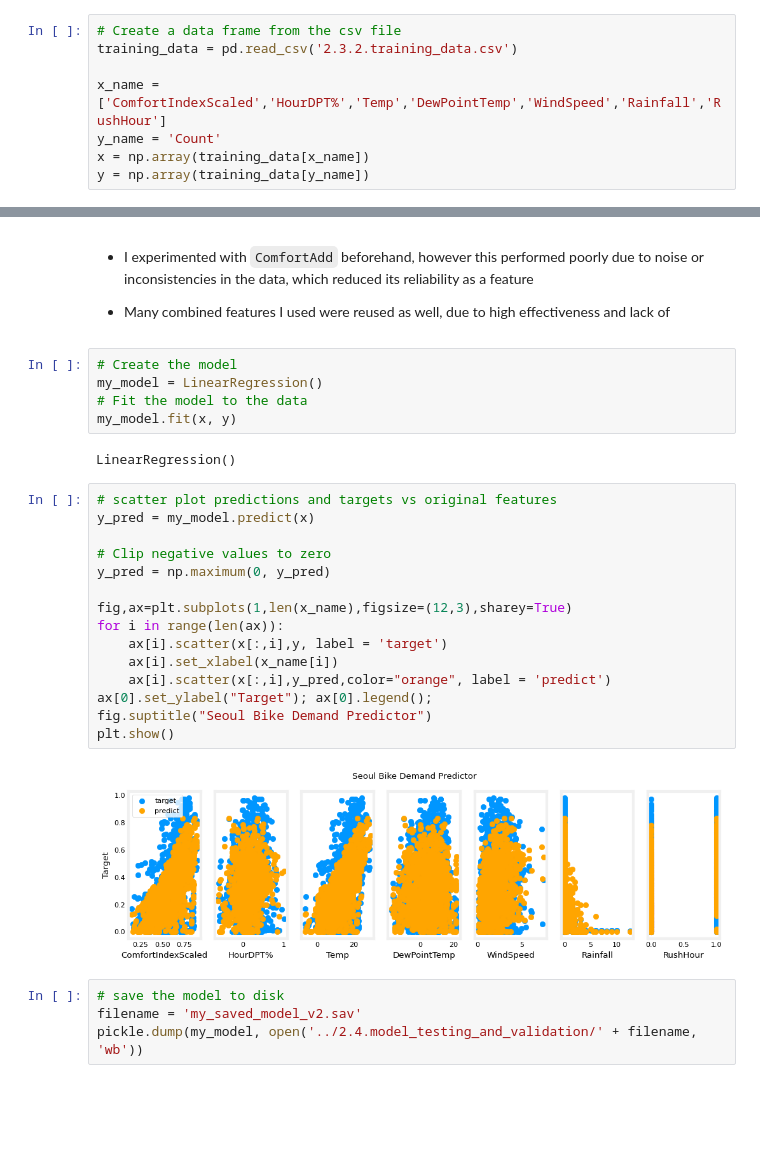
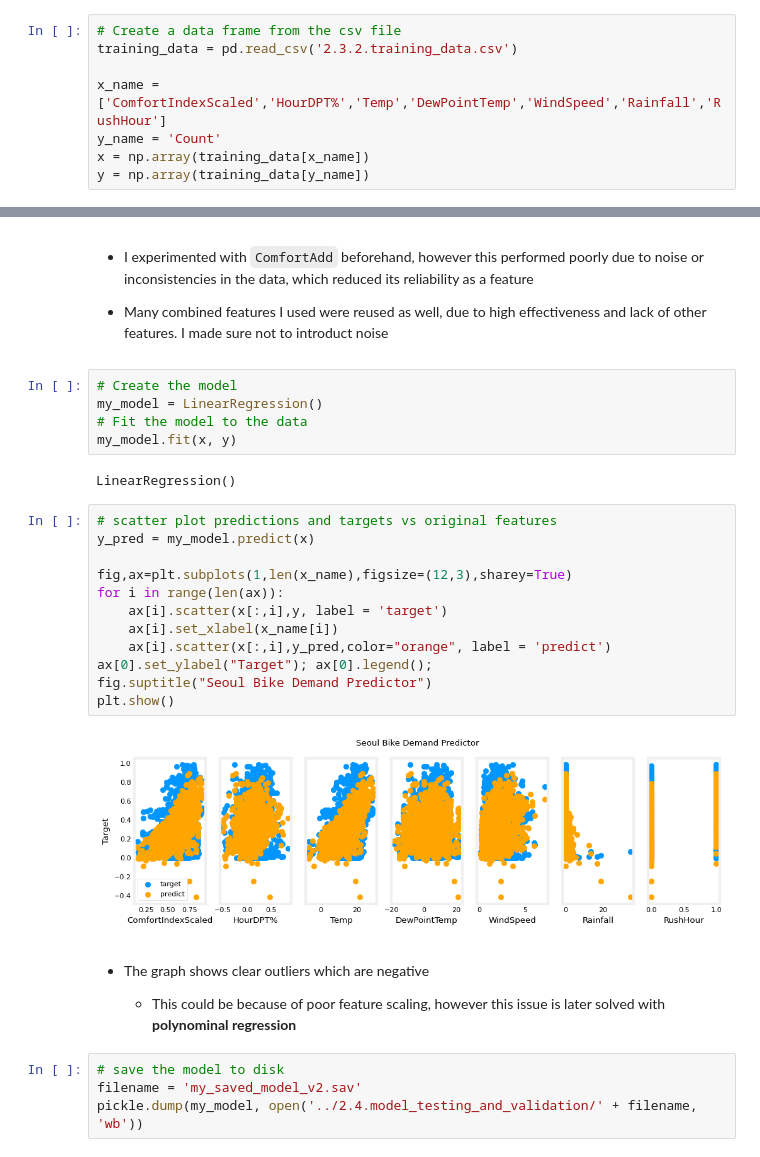
Before and after one commit to TempeHS/2025SE-Roman.L-Task2, a Jupyter notebook: 2.model_development/2.3.model_training/2.3.2.linear_regression.ipynb, the cells around one changed output, grey strips where cells are left out. Drawn from its saved outputs; the diff is of its cells as text; blank space fills up the shorter version.

```diff
--- a/2.model_development/2.3.model_training/2.3.2.linear_regression.ipynb
+++ b/2.model_development/2.3.model_training/2.3.2.linear_regression.ipynb
@@ -111,7 +113,7 @@ plt.show()
 # %% [markdown]
 * I experimented with `ComfortAdd` beforehand, however this performed poorly due to noise or inconsistencies in the data, which reduced its reliability as a feature
 
-* Many combined features I used were reused as well, due to high effectiveness and lack of
+* Many combined features I used were reused as well, due to high effectiveness and lack of other features. I made sure not to introduct noise
 # %%
 # Create the model
 my_model = LinearRegression()
@@ -122,20 +124,21 @@ LinearRegression()
 # %%
 # scatter plot predictions and targets vs original features
 y_pred = my_model.predict(x)
-
-# Clip negative values to zero
-y_pred = np.maximum(0, y_pred)
 
 fig,ax=plt.subplots(1,len(x_name),figsize=(12,3),sharey=True)
 for i in range(len(ax)):
     ax[i].scatter(x[:,i],y, label = 'target')
     ax[i].set_xlabel(x_name[i])
     ax[i].scatter(x[:,i],y_pred,color="orange", label = 'predict')
 ax[0].set_ylabel("Target"); ax[0].legend();
 fig.suptitle("Seoul Bike Demand Predictor")
 plt.show()
 # %% [output]
-[figure, old version]
+[figure, new version]
+# %% [markdown]
+* The graph shows clear outliers which are negative
+
+    * This could be because of poor feature scaling, however this issue is later solved with **polynominal regression**
 # %%
 # save the model to disk
 filename = 'my_saved_model_v2.sav'
```
Also changed, not shown: parts of 5 cells of this notebook, 17 other files.
